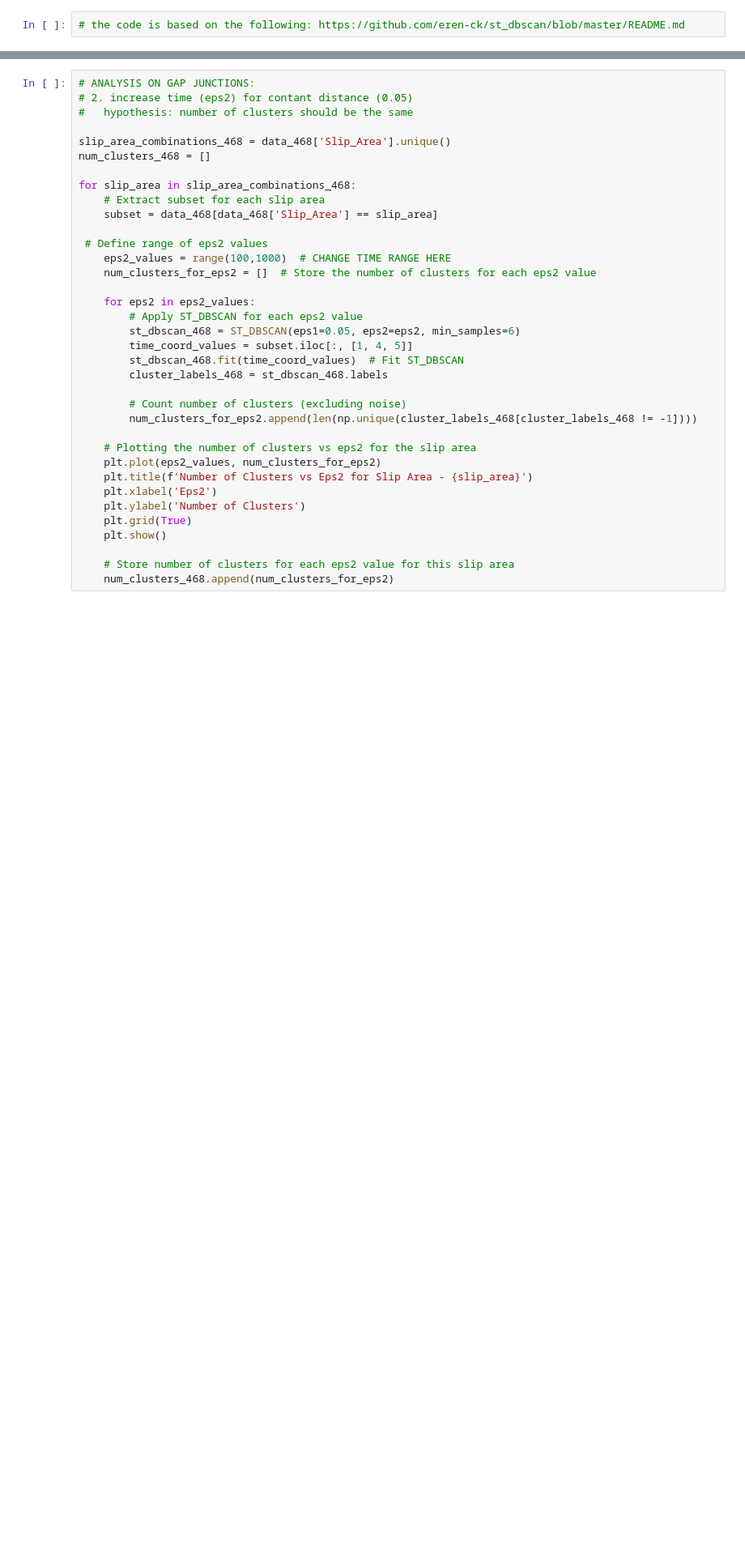
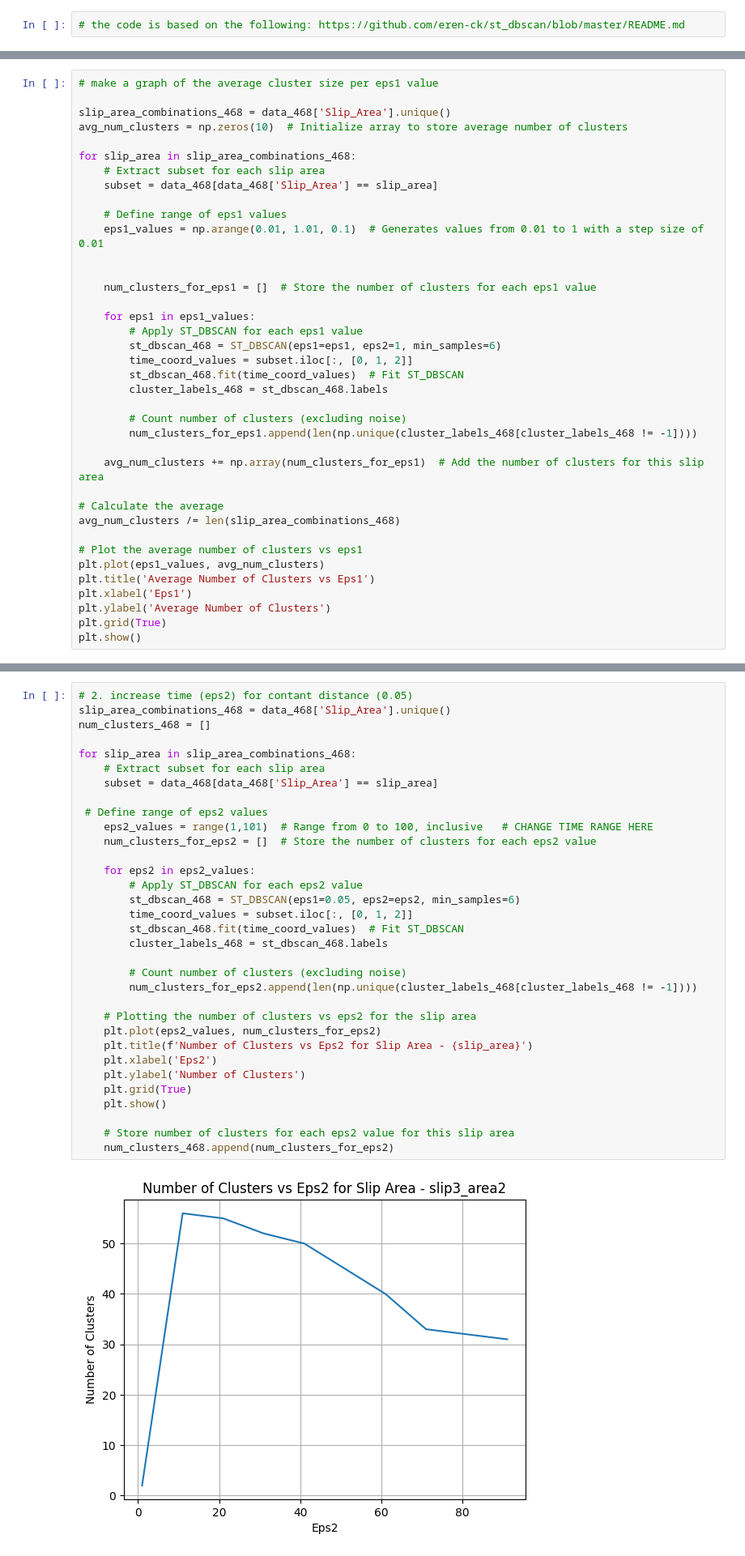
Before and after one commit to Breast-cancer-analysis/ST-DBSCAN, a Jupyter notebook: spatempanalysis.ipynb, the cells around one changed output, grey strips where cells are left out. Shown at 81% size. Drawn from its saved outputs; the diff is of its cells as text; blank space fills up the shorter version.

```diff
--- a/spatempanalysis.ipynb
+++ b/spatempanalysis.ipynb
@@ -194,3 +211,41 @@ for slip_area in slip_area_combinations_468:
 
     # Store number of clusters for each eps1 value for this slip area
     num_clusters_468.append(num_clusters_for_eps1)
+# %%
+# make a graph of the average cluster size per eps1 value
+
+slip_area_combinations_468 = data_468['Slip_Area'].unique()
+avg_num_clusters = np.zeros(10)  # Initialize array to store average number of clusters
+
+for slip_area in slip_area_combinations_468:
+    # Extract subset for each slip area
+    subset = data_468[data_468['Slip_Area'] == slip_area]
+
+    # Define range of eps1 values
+    eps1_values = np.arange(0.01, 1.01, 0.1)  # Generates values from 0.01 to 1 with a step size of 0.01
+
+
+    num_clusters_for_eps1 = []  # Store the number of clusters for each eps1 value
+
+    for eps1 in eps1_values:
+        # Apply ST_DBSCAN for each eps1 value
+        st_dbscan_468 = ST_DBSCAN(eps1=eps1, eps2=1, min_samples=6)
+        time_coord_values = subset.iloc[:, [0, 1, 2]]
+        st_dbscan_468.fit(time_coord_values)  # Fit ST_DBSCAN
+        cluster_labels_468 = st_dbscan_468.labels
+
+        # Count number of clusters (excluding noise)
+        num_clusters_for_eps1.append(len(np.unique(cluster_labels_468[cluster_labels_468 != -1])))
+
+    avg_num_clusters += np.array(num_clusters_for_eps1)  # Add the number of clusters for this slip area
+
+# Calculate the average
+avg_num_clusters /= len(slip_area_combinations_468)
+
+# Plot the average number of clusters vs eps1
+plt.plot(eps1_values, avg_num_clusters)
+plt.title('Average Number of Clusters vs Eps1')
+plt.xlabel('Eps1')
+plt.ylabel('Average Number of Clusters')
+plt.grid(True)
+plt.show()
@@ -197,36 +254,35 @@ for slip_area in slip_area_combinations_468:
 # %%
-# ANALYSIS ON GAP JUNCTIONS:
 # 2. increase time (eps2) for contant distance (0.05)
-#   hypothesis: number of clusters should be the same
-
 slip_area_combinations_468 = data_468['Slip_Area'].unique()
 num_clusters_468 = []
 
 for slip_area in slip_area_combinations_468:
     # Extract subset for each slip area
     subset = data_468[data_468['Slip_Area'] == slip_area]
 
  # Define range of eps2 values
-    eps2_values = range(100,1000)  # CHANGE TIME RANGE HERE
+    eps2_values = range(1,101)  # Range from 0 to 100, inclusive   # CHANGE TIME RANGE HERE
     num_clusters_for_eps2 = []  # Store the number of clusters for each eps2 value
 
     for eps2 in eps2_values:
         # Apply ST_DBSCAN for each eps2 value
         st_dbscan_468 = ST_DBSCAN(eps1=0.05, eps2=eps2, min_samples=6)
-        time_coord_values = subset.iloc[:, [1, 4, 5]]
+        time_coord_values = subset.iloc[:, [0, 1, 2]]
         st_dbscan_468.fit(time_coord_values)  # Fit ST_DBSCAN
         cluster_labels_468 = st_dbscan_468.labels
 
         # Count number of clusters (excluding noise)
         num_clusters_for_eps2.append(len(np.unique(cluster_labels_468[cluster_labels_468 != -1])))
 
     # Plotting the number of clusters vs eps2 for the slip area
     plt.plot(eps2_values, num_clusters_for_eps2)
     plt.title(f'Number of Clusters vs Eps2 for Slip Area - {slip_area}')
     plt.xlabel('Eps2')
     plt.ylabel('Number of Clusters')
     plt.grid(True)
     plt.show()
 
     # Store number of clusters for each eps2 value for this slip area
     num_clusters_468.append(num_clusters_for_eps2)
+# %% [output]
+[figure, added]
```
Also changed, not shown: parts of 10 cells of this notebook, 2 other files.
